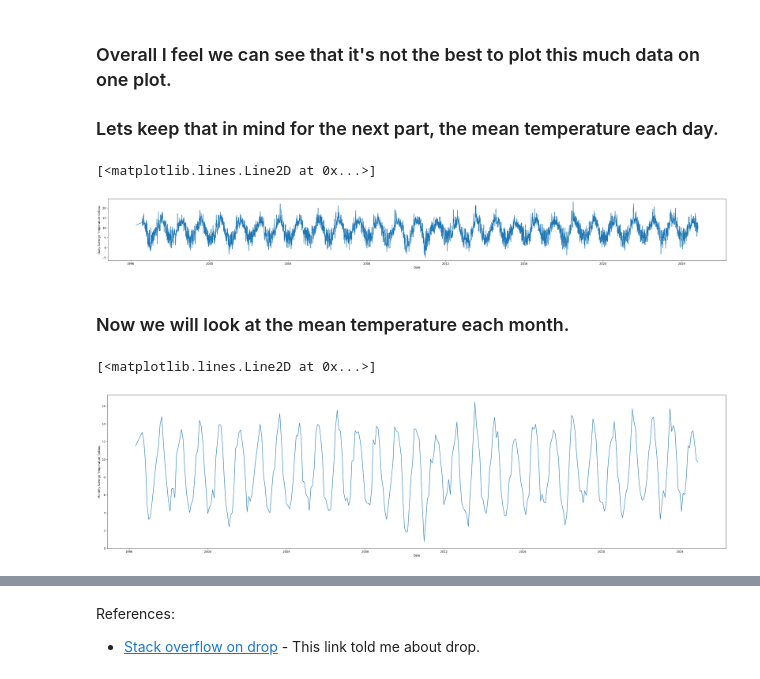
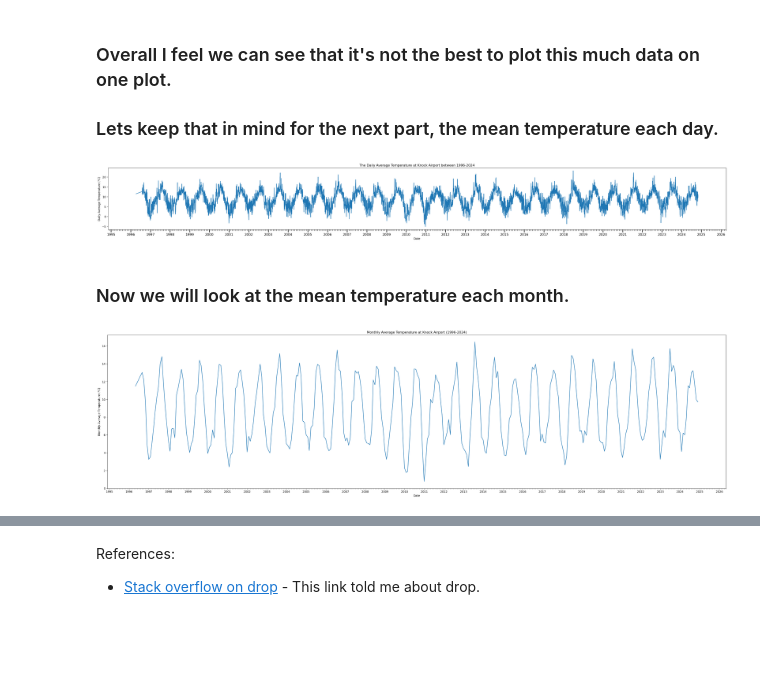
Before and after one commit to AndreHoarau/PFDA, a Jupyter notebook: assignments/assignment_6_weather.ipynb, the cells around one changed output, grey strips where cells are left out. Cells and saved outputs as stored; diff of their text form; code cells hidden in the pictures; blank space fills up the shorter version.

```diff
--- a/assignments/assignment_6_weather.ipynb
+++ b/assignments/assignment_6_weather.ipynb
@@ -150,29 +151,62 @@ df_daily_average = df_daily_average.dropna().reset_index(name="temp")
 # %%
 # Now lets make our plot
 datedaily = df_daily_average["date"]
-# %%
-daily_average_temp = df_daily_average["temp"]
-fig = plt.figure(figsize=(40, 4))
-plt.xlabel("Date")
-plt.ylabel("Daily Average Temperature Celcius")
-plt.plot(datedaily, daily_average_temp)
-# %% [output]
-[<matplotlib.lines.Line2D at 0x...>]
-[figure, removed]
+# %%
+
+from matplotlib.ticker import NullFormatter
+
+# Assuming `datedaily` is a datetime-like pandas series or similar
+daily_average_temp = df_daily_average["temp"]
+
+# Create the figure
+fig = plt.figure(figsize=(40, 4))
+plt.xlabel("Date")
+plt.ylabel("Daily Average Temperature (°C)")
+plt.title("The Daily Average Temperature at Knock Airport between 1996-2024")
+
+# Plot the data
+plt.plot(datedaily, daily_average_temp)
+
+# Format the x-axis to show major ticks for years and minor ticks for months
+ax = plt.gca()  # Get the current axis
+ax.xaxis.set_major_locator(mdates.YearLocator())  # Major ticks at the start of each year
+ax.xaxis.set_major_formatter(mdates.DateFormatter('%Y'))  # Format major ticks as years
+ax.xaxis.set_minor_locator(mdates.MonthLocator())  # Minor ticks at the start of each month
+ax.xaxis.set_minor_formatter(NullFormatter())  # Remove minor tick labels
+
+# Customize the tick appearance
+plt.tick_params(axis='x', which='major', length=10, width=2, labelsize=12)
+plt.tick_params(axis='x', which='minor', length=5, width=1)
+
+# Show the plot
+plt.show()
+# %% [output]
+[figure, added]
 # %% [markdown]
 ### Now we will look at the mean temperature each month.
 # %%
-month_average= df_dateindex["temp"].resample("M").mean()
-# We will convert this series back to a df reset the index.
+
+month_average = df_dateindex["temp"].resample("ME").mean()
+# Drop NaN values and reset the index
 month_average = month_average.dropna().reset_index(name="temp")
 
-# Set up some variables
+# Set up variables
 datemonth = month_average["date"]
 monthtemp = month_average["temp"]
+
+# Plot
 fig = plt.figure(figsize=(40, 10))
 plt.xlabel("Date")
-plt.ylabel("Monthly Average Temperature Celcius")
+plt.ylabel("Monthly Average Temperature (°C)")
+plt.title("Monthly Average Temperature at Knock Airport (1996-2024)")
+
+ax = plt.gca()  # Get the current axis
+ax.xaxis.set_major_locator(mdates.YearLocator())  # Major ticks at the start of each year
+ax.xaxis.set_major_formatter(mdates.DateFormatter('%Y'))  # Format major ticks as years
+ax.xaxis.set_minor_locator(mdates.MonthLocator())  # Minor ticks at the start of each month
+ax.xaxis.set_minor_formatter(NullFormatter())  # Remove minor tick labels
+
 plt.plot(datemonth, monthtemp)
+plt.show()
 # %% [output]
-[<matplotlib.lines.Line2D at 0x...>]
-[figure, old version]
+[figure, new version]
```
Also changed, not shown: parts of 5 cells of this notebook.
